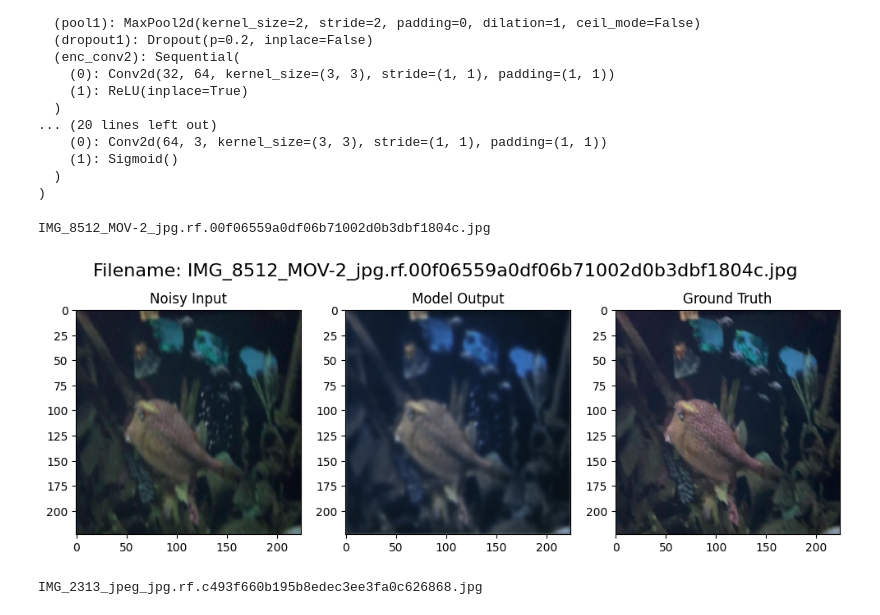
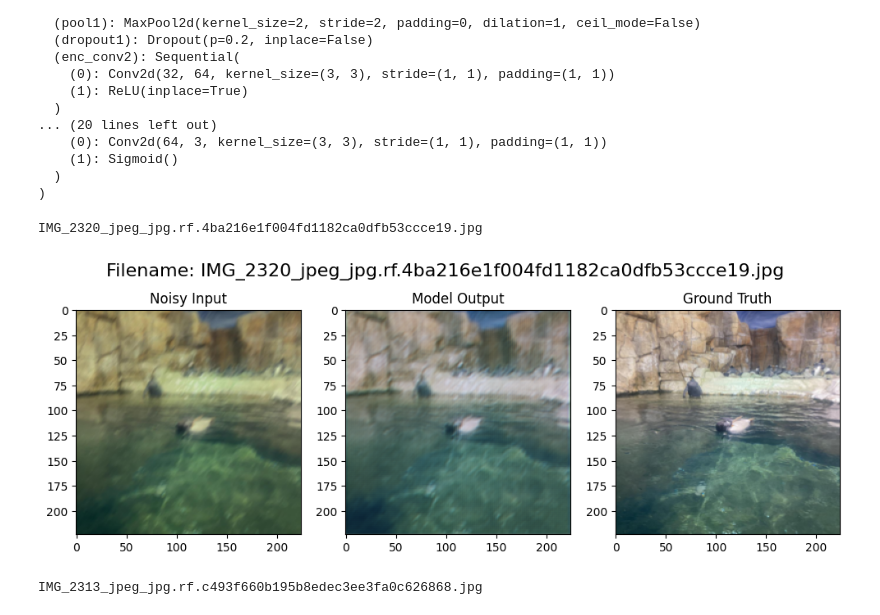
Before and after one commit to ishikaalunawat/cs230_project, a Jupyter notebook: cs230_viveka_denoising/denoising_pipeline.ipynb, the cells around one changed output. Cells and saved outputs as stored; diff of their text form; code cells hidden in the pictures.

Commit message:
updates with full denoising pipeline and models

```diff
--- a/cs230_viveka_denoising/denoising_pipeline.ipynb
+++ b/cs230_viveka_denoising/denoising_pipeline.ipynb
@@ -564,8 +64,9 @@ create Model, device
 #define models
 model_simple = DenoisingCNN()
 model_unet = DenoisingUNet()
-
-# model_simple_v2 = DenoisingCNN_v2()
+model_unet_improved = ImprovedDenoisingUNet()
+model_residual_unet = ResidualUNet()
+model_motionaware = MotionAwareDenoiser()
 # %%
 device = torch.device('cuda' if torch.cuda.is_available() else 'cpu')
 print(f"Using device: {device}")
@@ -587,2 +73,10 @@ save_path = os.path.join('saved_models', save_filename)
 # %% [output]
 Using device: cuda
+# %%
+model = model_residual_unet #Edit model here
+
+model.to(device)
+#criterion = nn.MSELoss()
+criterion = CombinedLoss(device=device)
+
+optimizer = torch.optim.Adam(model.parameters(), lr = lr)
@@ -642,7 +147,7 @@ def unnormalize(img_tensor, mean, std):
 # %% [markdown]
 ##### Visualize Y_Pred, Y pairs
 # %%
-def visualize_output(model, data, device, idx, normalize=True):
+def visualize_output(model, data, device, idx, normalize=True, normalization_mean=[0.5, 0.5, 0.5], normalization_std=[0.5,0.5,0.5]):
     ''' Plots the input, ground truth, and model output of a given ID in the dataset.
         ID must be within (0, len(dataset)).
         Unnormalizes the image if
@@ -679,6 +184,7 @@ def visualize_output(model, data, device, idx, normalize=True):
     plt.show()
 # %%
 model_path = save_path
+model_path = 'saved_models/DenoisingUNet_CombinedLoss/model_weights.pth'
 model_vis = DenoisingUNet()
 model_vis.load_state_dict(torch.load(model_path))
 model_vis.eval()
@@ -702,10 +208,10 @@ DenoisingUNet(
   )
 )
 # %%
-visualize_output(model=model_vis, data=train_data, device=device, idx=400, normalize=False)
+visualize_output(model=model_vis, data=train_data, device=device, idx=440, normalize=False)
 # %% [output]
-IMG_8512_MOV-2_jpg.rf.00f06559a0df06b71002d0b3dbf1804c.jpg
+IMG_2320_jpeg_jpg.rf.4ba216e1f004fd1182ca0dfb53ccce19.jpg
-[figure, old version]
+[figure, new version]
 # %%
 model_path = 'saved_models/best_denoising_model_simple_perceptual.pth'
 model_vis = DenoisingCNN()
```
Also changed, not shown: parts of 33 cells of this notebook, 9 other files.
